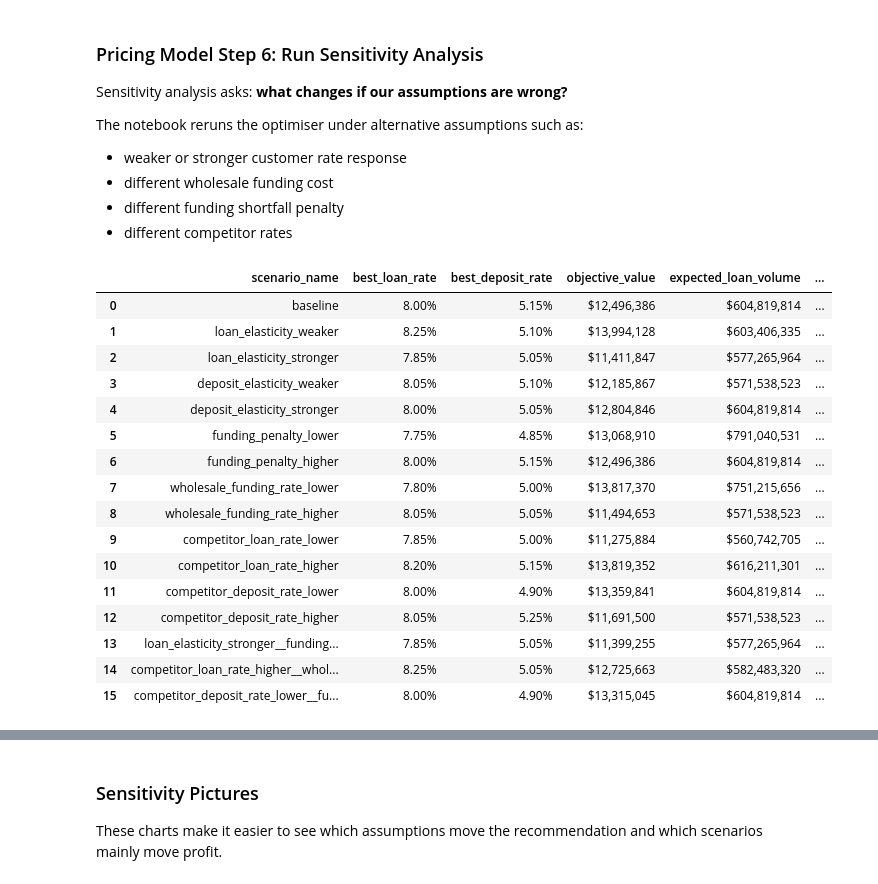
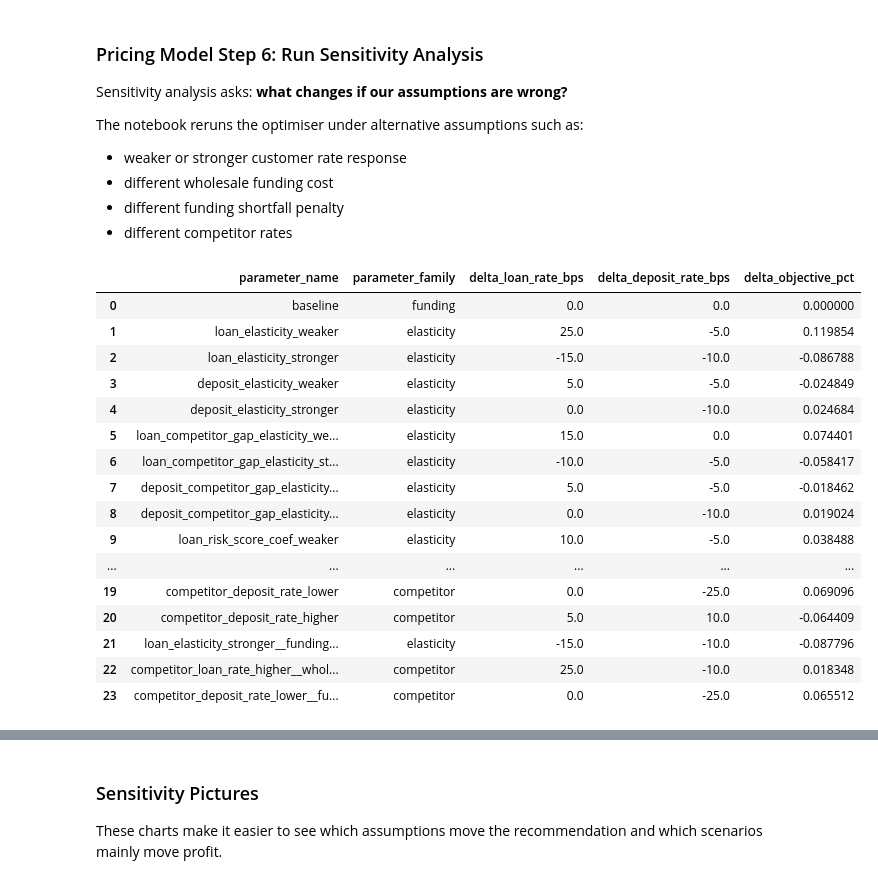
Before and after one commit to kcha193/ai-bank-pricing-engine, a Jupyter notebook: notebooks/bank_pricing_engine_walkthrough.ipynb, the cells around one changed output, grey strips where cells are left out. Saved outputs shown, nothing was run; the diff lists cells and outputs as text; code cells hidden in the pictures.

```diff
--- a/notebooks/bank_pricing_engine_walkthrough.ipynb
+++ b/notebooks/bank_pricing_engine_walkthrough.ipynb
@@ -659,22 +739,24 @@ The notebook reruns the optimiser under alternative assumptions such as:
 - different competitor rates
 # %%
 sensitivity = run_sensitivity_analysis(config)
-format_result_table(sensitivity)
+sensitivity["parameter_name"] = sensitivity["scenario_name"]
+cols = ["parameter_name", "parameter_family", "delta_loan_rate_bps", "delta_deposit_rate_bps", "delta_objective_pct"]
+display(sensitivity[cols])
 # %% [output]
-|  | scenario_name | best_loan_rate | best_deposit_rate | objective_value | expected_loan_volume | ... |
-| 0 | baseline | 8.00% | 5.15% | $12,496,386 | $604,819,814 | ... |
-| 1 | loan_elasticity_weaker | 8.25% | 5.10% | $13,994,128 | $603,406,335 | ... |
-| 2 | loan_elasticity_stronger | 7.85% | 5.05% | $11,411,847 | $577,265,964 | ... |
-| 3 | deposit_elasticity_weaker | 8.05% | 5.10% | $12,185,867 | $571,538,523 | ... |
-| 4 | deposit_elasticity_stronger | 8.00% | 5.05% | $12,804,846 | $604,819,814 | ... |
-| 5 | funding_penalty_lower | 7.75% | 4.85% | $13,068,910 | $791,040,531 | ... |
-| 6 | funding_penalty_higher | 8.00% | 5.15% | $12,496,386 | $604,819,814 | ... |
-| 7 | wholesale_funding_rate_lower | 7.80% | 5.00% | $13,817,370 | $751,215,656 | ... |
-| 8 | wholesale_funding_rate_higher | 8.05% | 5.05% | $11,494,653 | $571,538,523 | ... |
-| 9 | competitor_loan_rate_lower | 7.85% | 5.00% | $11,275,884 | $560,742,705 | ... |
-| 10 | competitor_loan_rate_higher | 8.20% | 5.15% | $13,819,352 | $616,211,301 | ... |
-| 11 | competitor_deposit_rate_lower | 8.00% | 4.90% | $13,359,841 | $604,819,814 | ... |
-| 12 | competitor_deposit_rate_higher | 8.05% | 5.25% | $11,691,500 | $571,538,523 | ... |
-| 13 | loan_elasticity_stronger__funding... | 7.85% | 5.05% | $11,399,255 | $577,265,964 | ... |
-| 14 | competitor_loan_rate_higher__whol... | 8.25% | 5.05% | $12,725,663 | $582,483,320 | ... |
-| 15 | competitor_deposit_rate_lower__fu... | 8.00% | 4.90% | $13,315,045 | $604,819,814 | ... |
+|  | parameter_name | parameter_family | delta_loan_rate_bps | delta_deposit_rate_bps | delta_objective_pct |
+| 0 | baseline | funding | 0.0 | 0.0 | 0.000000 |
+| 1 | loan_elasticity_weaker | elasticity | 25.0 | -5.0 | 0.119854 |
+| 2 | loan_elasticity_stronger | elasticity | -15.0 | -10.0 | -0.086788 |
+| 3 | deposit_elasticity_weaker | elasticity | 5.0 | -5.0 | -0.024849 |
+| 4 | deposit_elasticity_stronger | elasticity | 0.0 | -10.0 | 0.024684 |
+| 5 | loan_competitor_gap_elasticity_we... | elasticity | 15.0 | 0.0 | 0.074401 |
+| 6 | loan_competitor_gap_elasticity_st... | elasticity | -10.0 | -5.0 | -0.058417 |
+| 7 | deposit_competitor_gap_elasticity... | elasticity | 5.0 | -5.0 | -0.018462 |
+| 8 | deposit_competitor_gap_elasticity... | elasticity | 0.0 | -10.0 | 0.019024 |
+| 9 | loan_risk_score_coef_weaker | elasticity | 10.0 | -5.0 | 0.038488 |
+| ... | ... | ... | ... | ... | ... |
+| 19 | competitor_deposit_rate_lower | competitor | 0.0 | -25.0 | 0.069096 |
+| 20 | competitor_deposit_rate_higher | competitor | 5.0 | 10.0 | -0.064409 |
+| 21 | loan_elasticity_stronger__funding... | elasticity | -15.0 | -10.0 | -0.087796 |
+| 22 | competitor_loan_rate_higher__whol... | competitor | 25.0 | -10.0 | 0.018348 |
+| 23 | competitor_deposit_rate_lower__fu... | competitor | 0.0 | -25.0 | 0.065512 |
```
Also changed, not shown: parts of 23 cells of this notebook, 2 other files.
